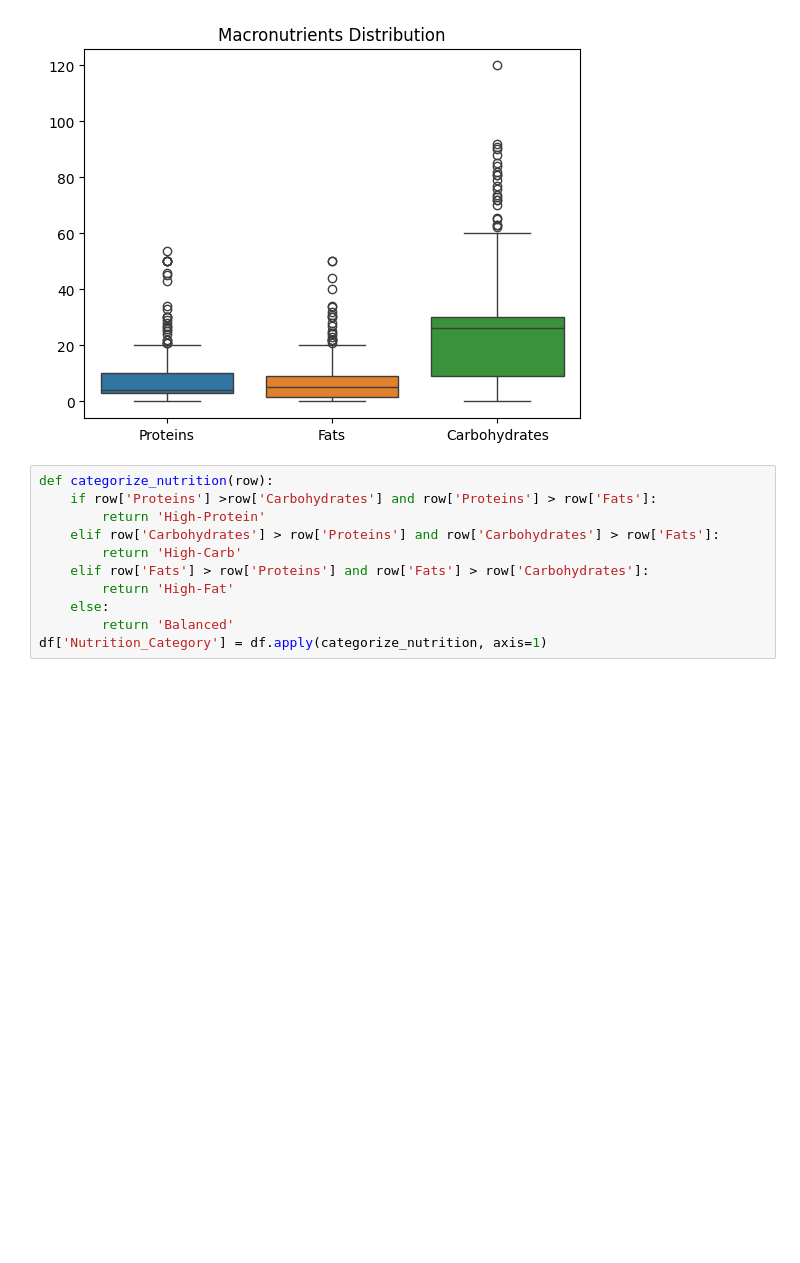
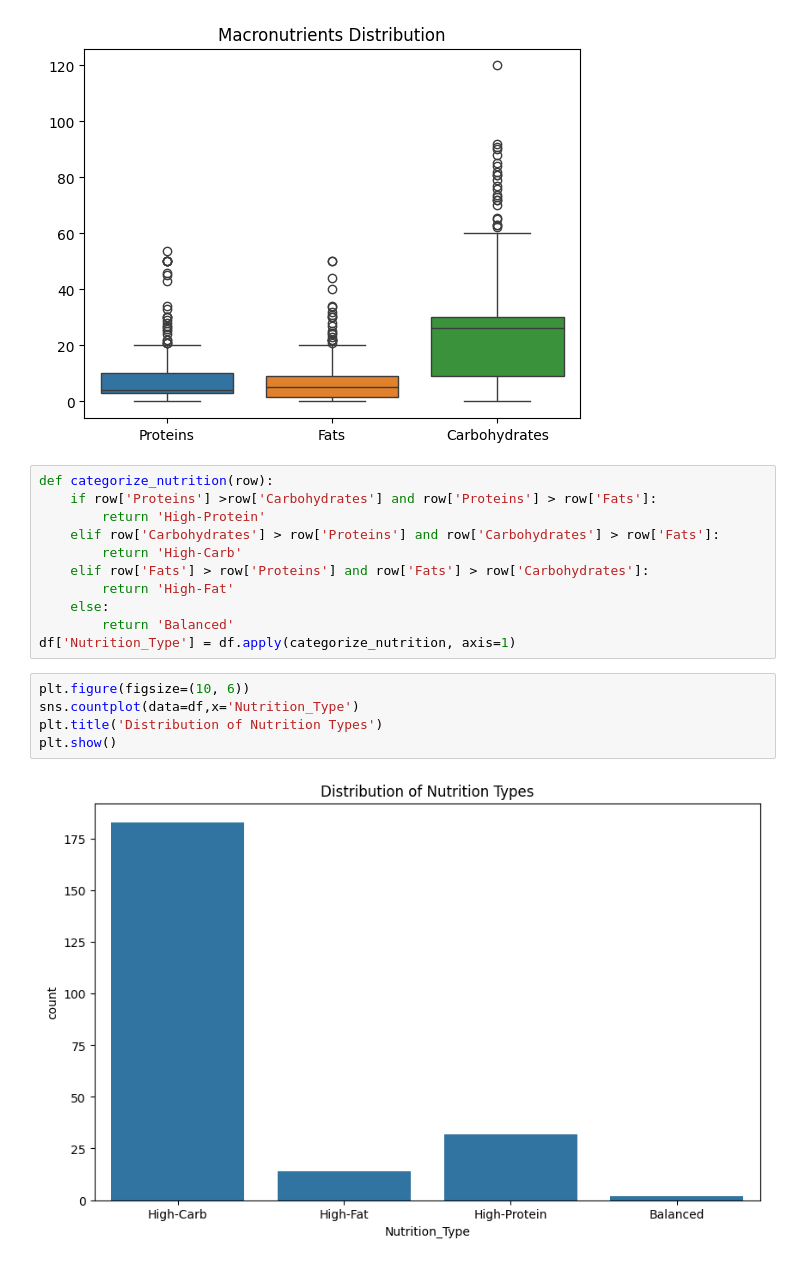
Before and after one commit to Samriddha-Upreti/Diet_Recomendation_System, a Jupyter notebook: Diet_Recomendation_System.ipynb, the cells around one changed output. Saved outputs shown, nothing was run; the diff lists cells and outputs as text; blank space fills up the shorter version.

Commit message:
plot of types of nutrition distribution

```diff
--- a/Diet_Recomendation_System.ipynb
+++ b/Diet_Recomendation_System.ipynb
@@ -88,4 +88,11 @@ def categorize_nutrition(row):
         return 'High-Fat'
     else:
         return 'Balanced'
-df['Nutrition_Category'] = df.apply(categorize_nutrition, axis=1)
+df['Nutrition_Type'] = df.apply(categorize_nutrition, axis=1)
+# %%
+plt.figure(figsize=(10, 6))
+sns.countplot(data=df,x='Nutrition_Type')
+plt.title('Distribution of Nutrition Types')
+plt.show()
+# %% [output]
+[figure, added]
```
